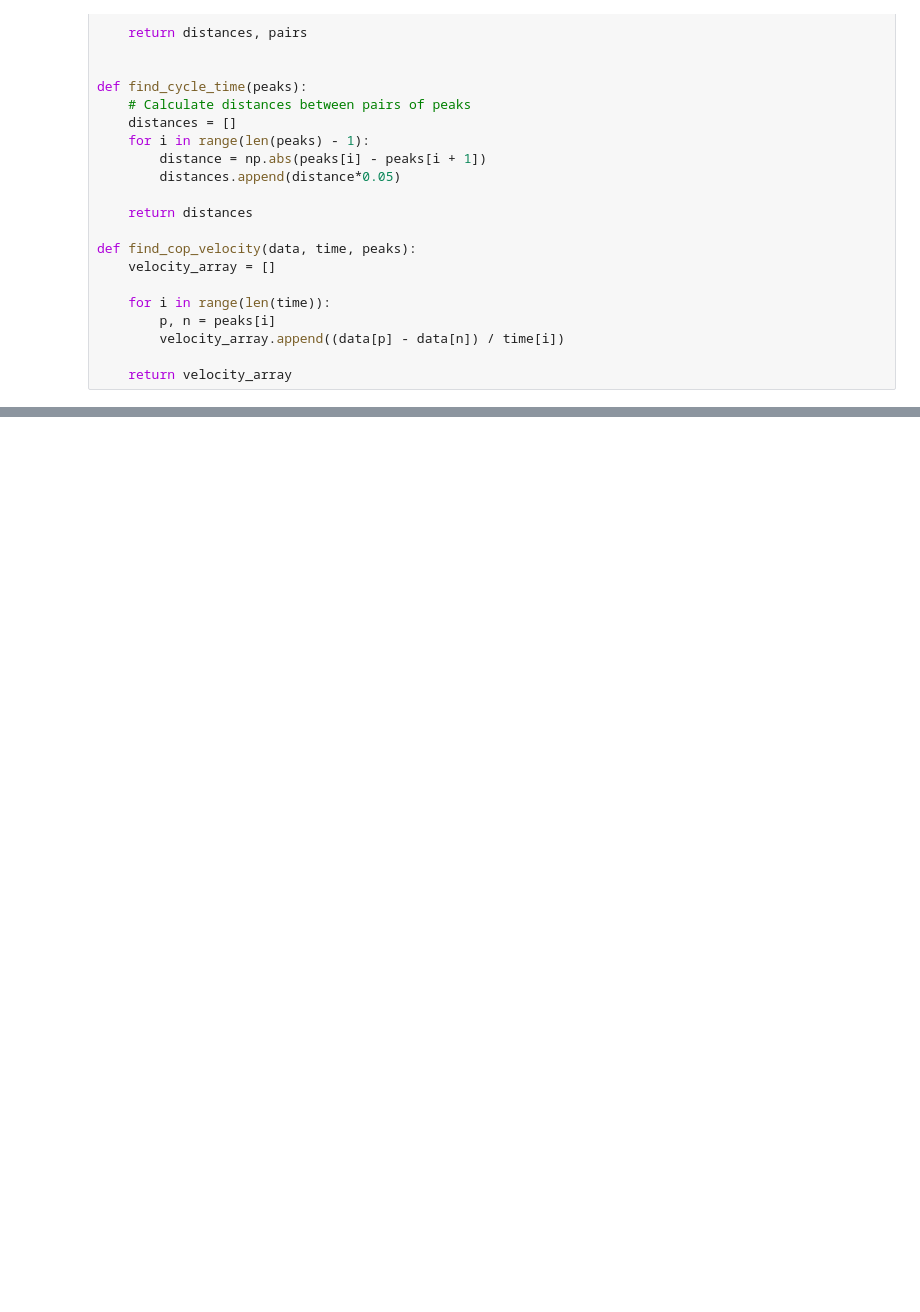
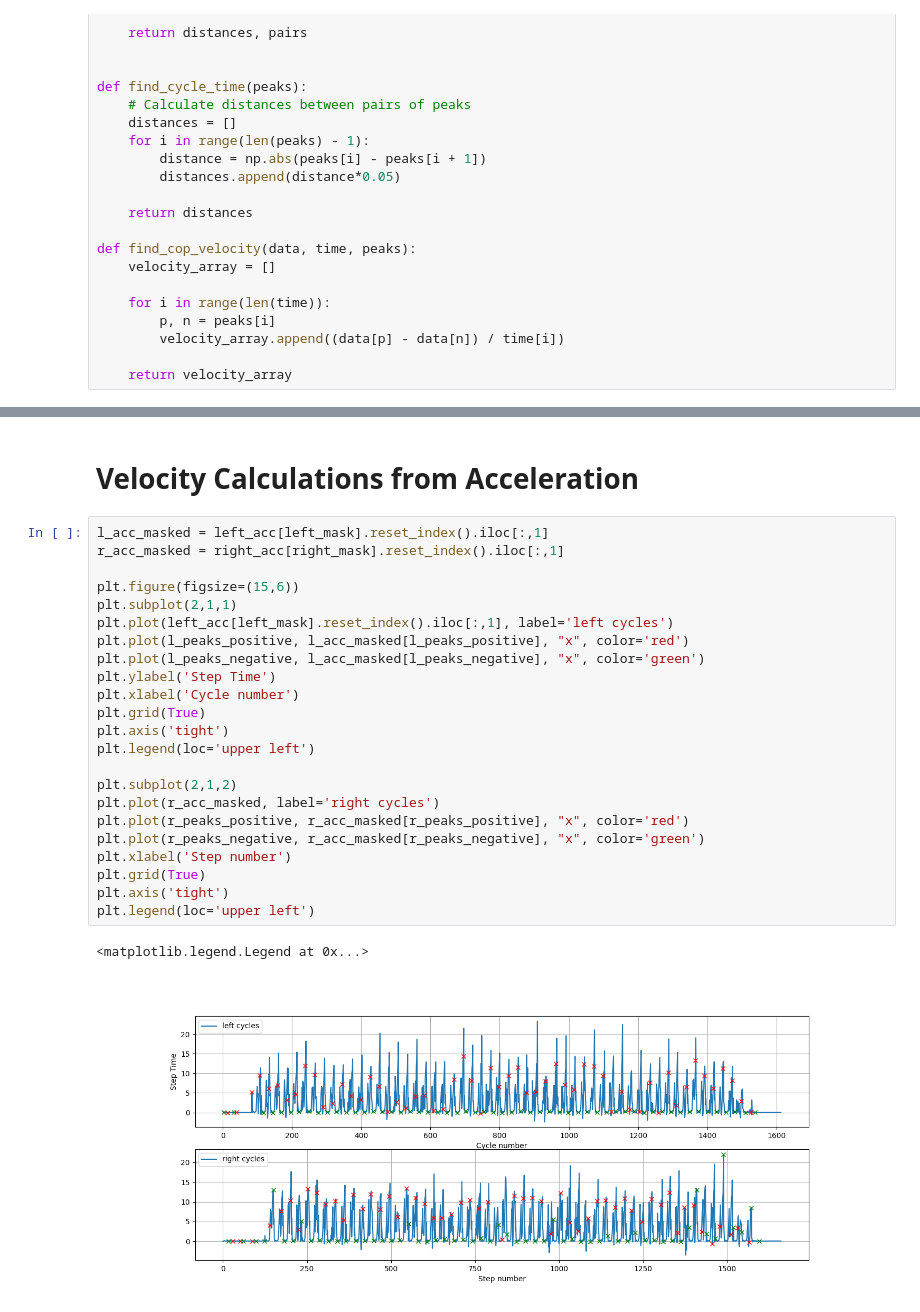
Before and after one commit to Sevastiyan/fs-projects, a Jupyter notebook: COP analysis/analysis.ipynb, the cells around one changed output, grey strips where cells are left out. Drawn from its saved outputs; the diff is of its cells as text; blank space fills up the shorter version.

```diff
--- a/COP analysis/analysis.ipynb
+++ b/COP analysis/analysis.ipynb
@@ -465,0 +409,28 @@ plt.show()
+# %% [markdown]
+# Velocity Calculations from Acceleration
+# %%
+l_acc_masked = left_acc[left_mask].reset_index().iloc[:,1]
+r_acc_masked = right_acc[right_mask].reset_index().iloc[:,1]
+
+plt.figure(figsize=(15,6))
+plt.subplot(2,1,1)
+plt.plot(left_acc[left_mask].reset_index().iloc[:,1], label='left cycles')
+plt.plot(l_peaks_positive, l_acc_masked[l_peaks_positive], "x", color='red')
+plt.plot(l_peaks_negative, l_acc_masked[l_peaks_negative], "x", color='green')
+plt.ylabel('Step Time')
+plt.xlabel('Cycle number')
+plt.grid(True)
+plt.axis('tight')
+plt.legend(loc='upper left')
+
+plt.subplot(2,1,2)
+plt.plot(r_acc_masked, label='right cycles')
+plt.plot(r_peaks_positive, r_acc_masked[r_peaks_positive], "x", color='red')
+plt.plot(r_peaks_negative, r_acc_masked[r_peaks_negative], "x", color='green')
+plt.xlabel('Step number')
+plt.grid(True)
+plt.axis('tight')
+plt.legend(loc='upper left')
+# %% [output]
+<matplotlib.legend.Legend at 0x...>
+[figure, added]
```
Also changed, not shown: parts of 24 cells of this notebook, 4 other files.
